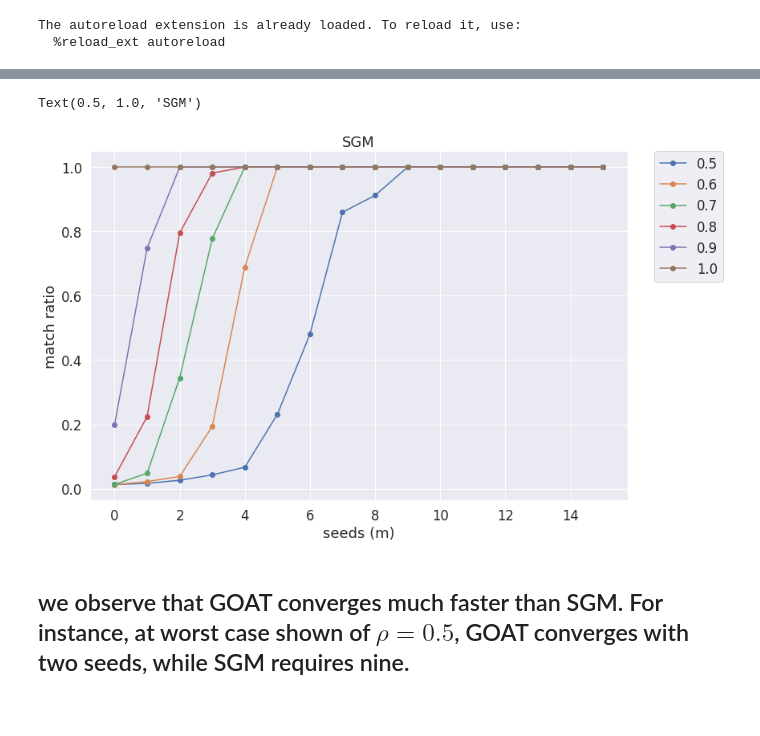
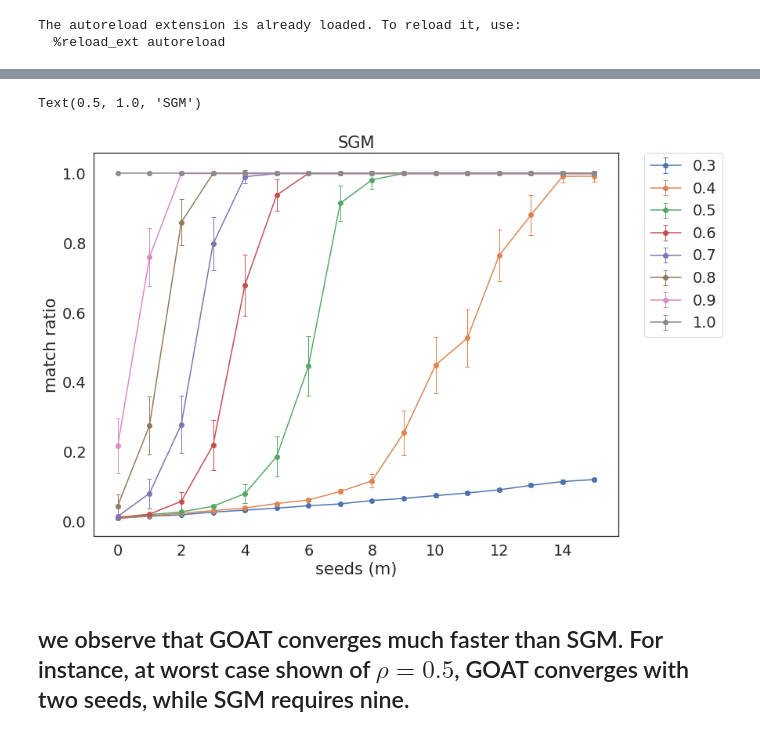
Before and after one commit to neurodata/goat, a Jupyter notebook: docs/sgm.ipynb, the cells around one changed output, grey strips where cells are left out. Drawn from its saved outputs; the diff is of its cells as text; code cells hidden in the pictures; blank space fills up the shorter version.

```diff
--- a/docs/sgm.ipynb
+++ b/docs/sgm.ipynb
@@ -90,10 +70,13 @@ IndexError: index 6 is out of bounds for axis 0 with size 6
 import matplotlib.pyplot as plt
 import seaborn as sns
 sns.set_context('poster')
-sns.set(rc={'figure.figsize':(12,8)})
-sns.set(font_scale = 1.5)
+sns.set(rc={'figure.figsize':(12,9)})
+sns.set(font_scale = 1.75)
+sns.set_style('white')
 for i in range(len(rhos)):
-    plt.plot(m, ratios[:, i], "-o", label=str(np.around(rhos[i],2)))
+#     plt.plot(m, ratios[:, i], "-o", label=str(np.around(rhos[i],2)))
+    plt.errorbar(m,ratios[:, i], 2*error[:, i],fmt='-o',capsize=3, elinewidth=1, markeredgewidth=1, label=str(np.around(rhos[i],2)))
+
 
 plt.legend(bbox_to_anchor=(1.05, 1), loc="upper left", borderaxespad=0.0)
 plt.xlabel("seeds (m)")
@@ -107,19 +90,21 @@ from graspologic.simulations import sbm_corr
 import random
 import sys
 from joblib import Parallel, delayed
-
+from scipy.stats import sem
+from sklearn.utils import check_random_state
 
 n = 300
 m = range(16)
-rhos = 0.1 * np.arange(11)[5:]
+rhos = 0.1 * np.arange(11)[3:]
 ratios2 = np.zeros((len(m), 11))
+error2 = np.zeros((len(m), 11))
 n_per_block = 100
 n_blocks = 3
 block_members = np.array(n_blocks * [n_per_block])
 block_probs = np.array([[0.7, 0.3, 0.4], [0.3, 0.7, 0.3], [0.4, 0.3, 0.7]])
 directed = False
 loops = False
-n_realizations = 50
+n_realizations = 100
 def match_ratio(perm):
     return np.mean(perm == np.arange(len(perm)))
 
@@ -136,10 +121,13 @@ for k in range(len(rhos)):
             W1 = np.sort(random.sample(list(range(n)), i))
             W1 = W1.astype(int)
             partial_match = np.column_stack((W1, W1))
-            options={'maximize':True,'tol':1e-9,'maxiter':100,'partial_match':partial_match,'shuffle_input':True,}
+            options={'maximize':True,'tol':1e-9,'maxiter':100,'partial_match':partial_match,'shuffle_input':True, 'rng':seed}
             res = quadratic_assignment(A1,A2,options=options)
             return match_ratio(res.col_ind)
 
-        seeds = np.random.choice(int(1e8), size=n_realizations, replace=False)
-        outs = Parallel(n_jobs=-1, verbose=10)(delayed(run_sim)(seed) for seed in seeds)
-        ratios2[i, k] = np.sum(outs) / n_realizations
+        rng = check_random_state(k)
+        seeds = rng.randint(np.iinfo(np.int32).max, size=n_realizations)
+#         seeds = np.random.choice(int(1e8), size=n_realizations, replace=False)
+        outs = Parallel(n_jobs=-1)(delayed(run_sim)(seed) for seed in seeds)
+        ratios2[i, k] = np.mean(outs)
+        error2[i,k] = sem(outs)
@@ -164,18 +134,18 @@ for k in range(len(rhos)):
 # %%
 import matplotlib.pyplot as plt
 import seaborn as sns
-sns.set_context('poster')
-sns.set(rc={'figure.figsize':(12,8)})
-sns.set(font_scale = 1.5)
+
 for i in range(len(rhos)):
-    plt.plot(m, ratios2[:, i], "-o", label=str(np.around(rhos[i],2)))
+#     plt.plot(m, ratios[:, i], "-o", label=str(np.around(rhos[i],2)))
+    plt.errorbar(m,ratios2[:, i], 2*error2[:, i],fmt='-o',capsize=3, elinewidth=1, markeredgewidth=1, label=str(np.around(rhos[i],2)))
+
 
 plt.legend(bbox_to_anchor=(1.05, 1), loc="upper left", borderaxespad=0.0)
 plt.xlabel("seeds (m)")
 plt.ylabel("match ratio")
 plt.title('SGM')
 # %% [output]
 Text(0.5, 1.0, 'SGM')
-[figure, old version]
+[figure, new version]
 # %% [markdown]
 ## we observe that GOAT converges much faster than SGM. For instance, at worst case shown of $\rho = 0.5$, GOAT converges with two seeds, while SGM requires nine.
```
Also changed, not shown: parts of 5 cells of this notebook.
